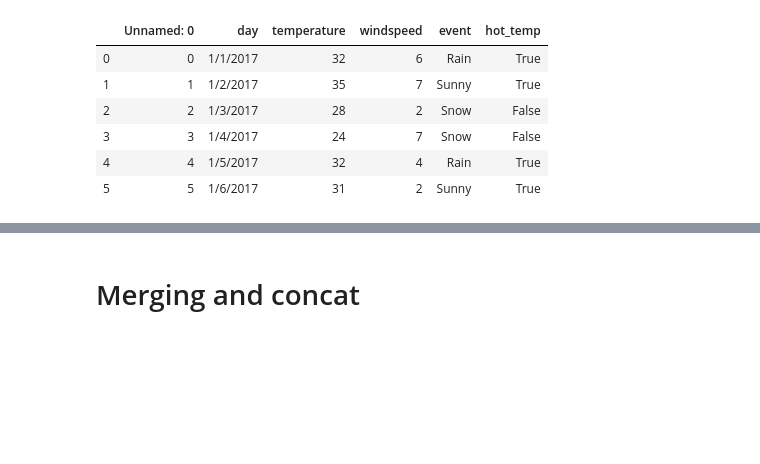
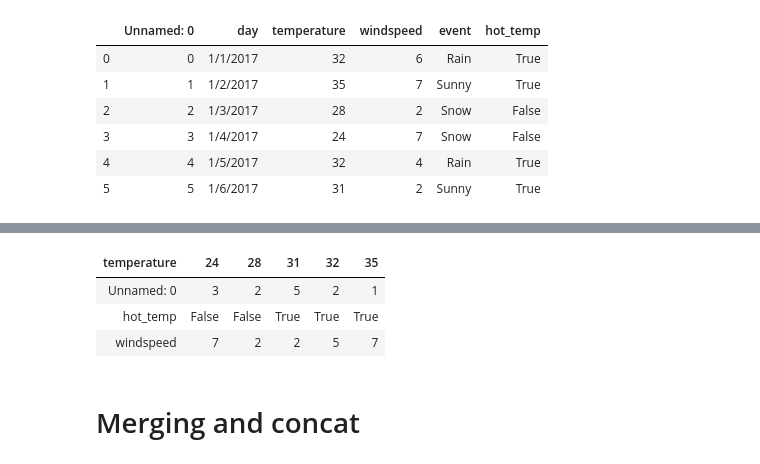
Before and after one commit to ArafatSabbir/Machine-Learning-with-Python-and-R, a Jupyter notebook: Pandas.ipynb, the cells around one changed output, grey strips where cells are left out. Saved outputs shown, nothing was run; the diff lists cells and outputs as text; code cells hidden in the pictures; blank space fills up the shorter version.

Commit message:
pivot table

```diff
--- a/Pandas.ipynb
+++ b/Pandas.ipynb
@@ -290,3 +290,5 @@ df2
 | 3 | 3 | 1/4/2017 | 24 | 7 | Snow | False |
 | 4 | 4 | 1/5/2017 | 32 | 4 | Rain | True |
 | 5 | 5 | 1/6/2017 | 31 | 2 | Sunny | True |
+# %%
+df2['hot_temp'] = df2['temperature'].apply(lambda x: x > 30)
@@ -293,3 +315,10 @@ df2
+# %%
+df2.pivot_table(columns = 'temperature')
+# %% [output]
+| temperature | 24 | 28 | 31 | 32 | 35 |
+| Unnamed: 0 | 3 | 2 | 5 | 2 | 1 |
+| hot_temp | False | False | True | True | True |
+| windspeed | 7 | 2 | 2 | 5 | 7 |
 # %% [markdown]
 # Merging and concat
 # %%
```
Also changed, not shown: parts of 3 cells of this notebook.
